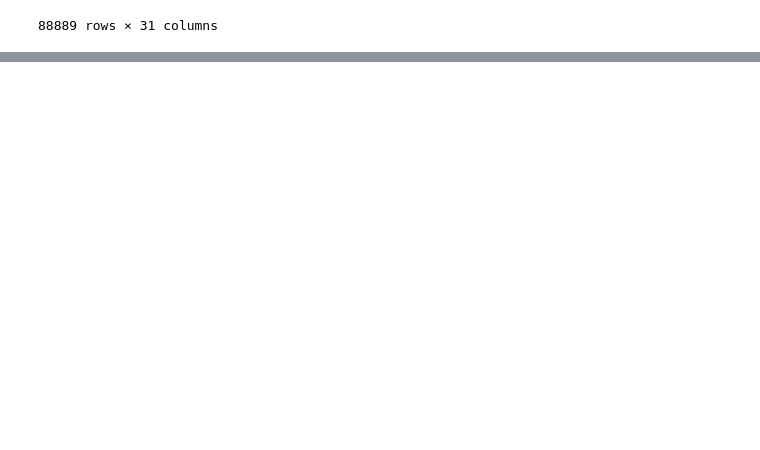
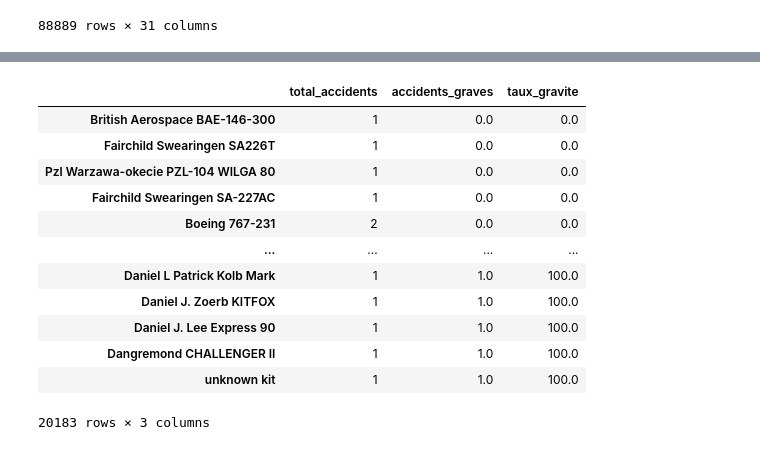
Before and after one commit to RoodHym/projet_phase_1, a Jupyter notebook: final_phase_1.ipynb, the cells around one changed output, grey strips where cells are left out. Saved outputs shown, nothing was run; the diff lists cells and outputs as text; code cells hidden in the pictures; blank space fills up the shorter version.

```diff
--- a/final_phase_1.ipynb
+++ b/final_phase_1.ipynb
@@ -33,0 +139,23 @@ Pour le dataset, je les rends plus faciles à utiliser  en supprimant les lignes
+# %%
+risque = pd.DataFrame({
+    'total_accidents':accident_model,
+    'accidents_graves':accidents_grave
+}).fillna(0)
+#Calcul pourcentage de la gravite d'un accident
+risque['taux_gravite'] = 100 * risque['accidents_graves'] / risque['total_accidents']
+risque = risque.sort_values(by='taux_gravite')
+risque
+# %% [output]
+|  | total_accidents | accidents_graves | taux_gravite |
+| British Aerospace BAE-146-300 | 1 | 0.0 | 0.0 |
+| Fairchild Swearingen SA226T | 1 | 0.0 | 0.0 |
+| Pzl Warzawa-okecie PZL-104 WILGA 80 | 1 | 0.0 | 0.0 |
+| Fairchild Swearingen SA-227AC | 1 | 0.0 | 0.0 |
+| Boeing 767-231 | 2 | 0.0 | 0.0 |
+| ... | ... | ... | ... |
+| Daniel L Patrick Kolb Mark | 1 | 1.0 | 100.0 |
+| Daniel J. Zoerb KITFOX | 1 | 1.0 | 100.0 |
+| Daniel J. Lee Express 90 | 1 | 1.0 | 100.0 |
+| Dangremond CHALLENGER II | 1 | 1.0 | 100.0 |
+| unknown kit | 1 | 1.0 | 100.0 |
+20183 rows × 3 columns
```
Also changed, not shown: parts of 12 cells of this notebook.
